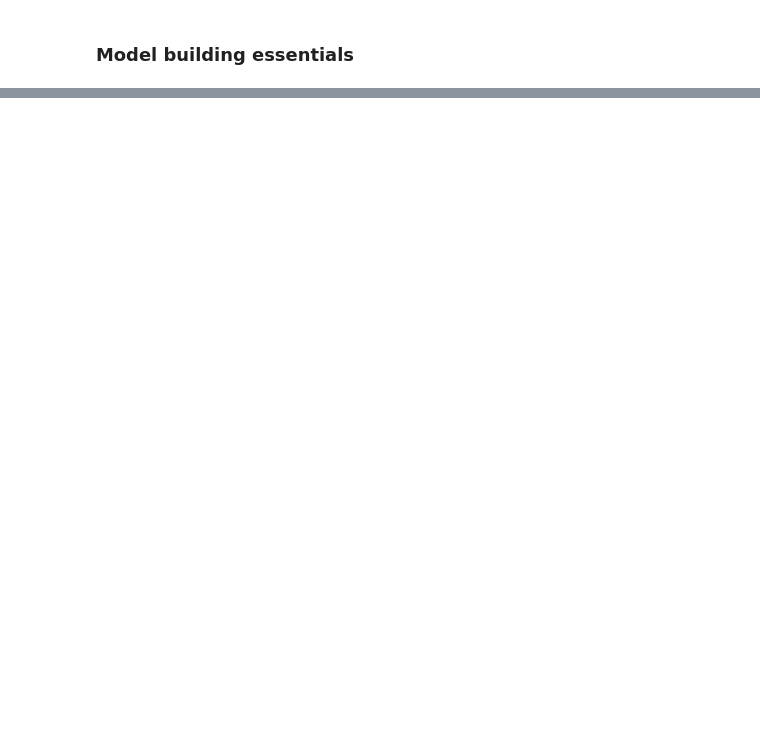
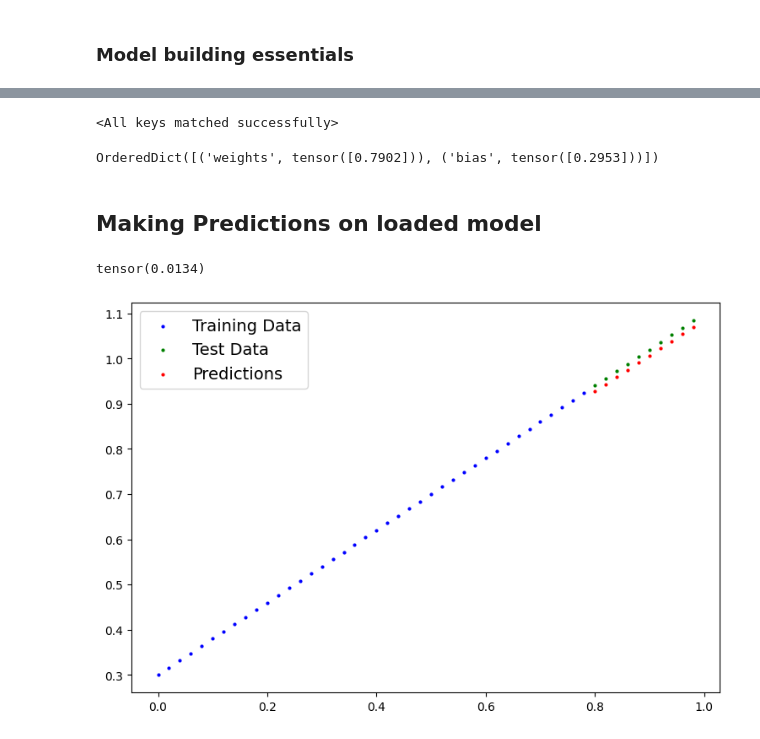
Before and after one commit to dipesh1dp/PyTorch-Refresher, a Jupyter notebook: 01-PyTorch_Workflow.ipynb, the cells around one changed output, grey strips where cells are left out. Drawn from its saved outputs; the diff is of its cells as text; code cells hidden in the pictures; blank space fills up the shorter version.

Commit message:
pytorch workflow completed

```diff
--- a/01-PyTorch_Workflow.ipynb
+++ b/01-PyTorch_Workflow.ipynb
@@ -131,0 +417,15 @@ Learn more at PyTorch cheatsheet: (https://pytorch.org/tutorials/beginner/ptchea
+# %%
+# Saving PyTorch Model
+from pathlib import Path
+
+# 1. Create models directory
+MODEL_PATH = Path('models')
+MODEL_PATH.mkdir(parents=True, exist_ok=True)
+
+# 2. Create models save path
+MODEL_NAME = '01-PyTorch_Workflow_model_0.pth'
+MODEL_SAVE_PATH = MODEL_PATH / MODEL_NAME
+
+# 3. Model Save
+print(f'Model Saved to: {MODEL_SAVE_PATH}')
+torch.save(obj = model_0.state_dict(), f=MODEL_SAVE_PATH)
@@ -131,0 +454,27 @@ Learn more at PyTorch cheatsheet: (https://pytorch.org/tutorials/beginner/ptchea
+# %%
+# Create an instance of the model
+loaded_model_0 = LinearRegressionModel()
+
+# Load the state dict
+loaded_model_0.load_state_dict(torch.load(f=MODEL_SAVE_PATH)) # We have to deserialize the model state dict before loading in the new model
+# %% [output]
+<All keys matched successfully>
+# %%
+loaded_model_0.state_dict()
+# %% [output]
+OrderedDict([('weights', tensor([0.7902])), ('bias', tensor([0.2953]))])
+# %% [markdown]
+## Making Predictions on loaded model
+# %%
+loaded_model_0.eval()
+with torch.inference_mode():
+    loaded_model_preds = loaded_model_0(X_test)
+    loaded_loss = loss_fn(loaded_model_preds, y_test)
+
+loaded_loss
+# %% [output]
+tensor(0.0134)
+# %%
+plot_predictions(predictions=loaded_model_preds)
+# %% [output]
+[figure, added]
```
Also changed, not shown: parts of 37 cells of this notebook, 3 other files.
